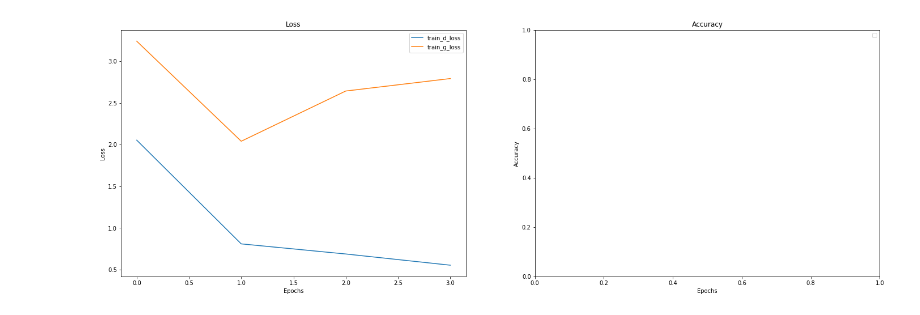
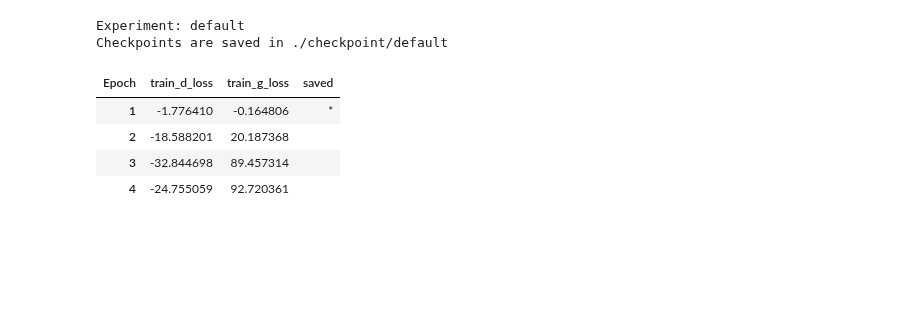
Before and after one commit to CorcovadoMing/Researchlib, a Jupyter notebook: Exp_ACGAN.ipynb, the cells around one changed output. Cells and saved outputs as stored; diff of their text form; code cells hidden in the pictures; blank space fills up the shorter version.

```diff
--- a/Exp_ACGAN.ipynb
+++ b/Exp_ACGAN.ipynb
@@ -77,4 +71,10 @@ plt.show()
 # %%
-runner.history()
+runner.report()
 # %% [output]
-[figure, removed]
+Experiment: default
+Checkpoints are saved in ./checkpoint/default
+| Epoch | train_d_loss | train_g_loss | saved |
+| 1 | -1.776410 | -0.164806 | * |
+| 2 | -18.588201 | 20.187368 |  |
+| 3 | -32.844698 | 89.457314 |  |
+| 4 | -24.755059 | 92.720361 |  |
```
Also changed, not shown: parts of 11 cells of this notebook, 7 other files.
